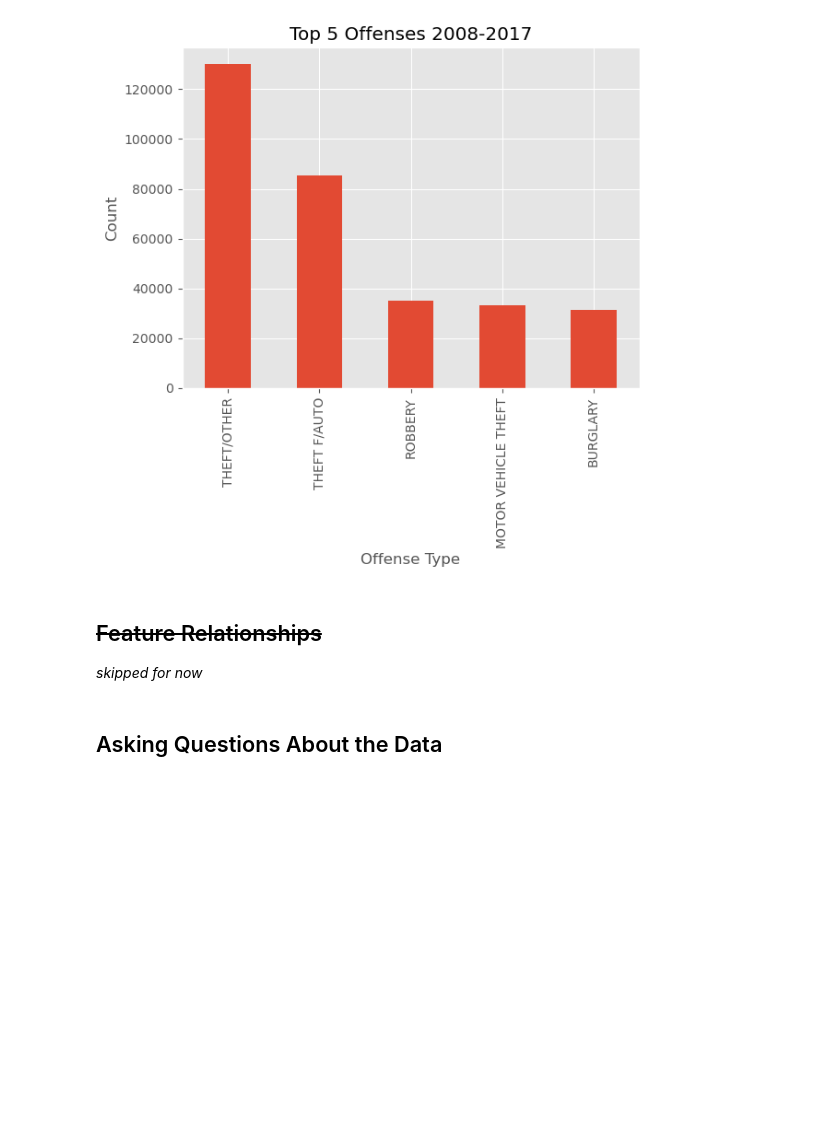
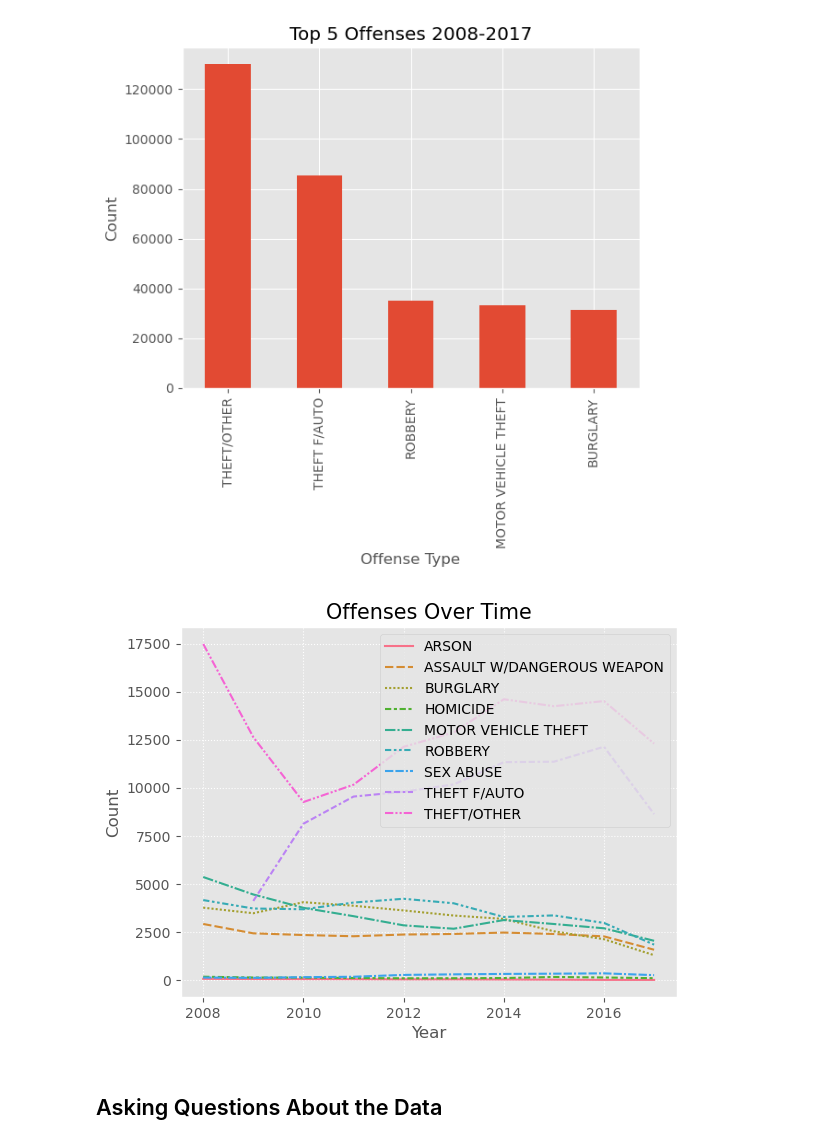
Before and after one commit to BenLaRock/DC-Crime-Data-Analysis, a Jupyter notebook: dc_crime_data_analysis.ipynb, the cells around one changed output. Drawn from its saved outputs; the diff is of its cells as text; code cells hidden in the pictures; blank space fills up the shorter version.

Commit message:
Finish analysis, create readme, add images

```diff
--- a/dc_crime_data_analysis.ipynb
+++ b/dc_crime_data_analysis.ipynb
@@ -235,6 +231,3 @@ ax.set_ylabel('Count')
 # %% [output]
 Text(0, 0.5, 'Count')
 [figure]
-# %% [markdown]
-## ~~Feature Relationships~~
-*skipped for now*
@@ -241,3 +251,22 @@ Text(0, 0.5, 'Count')
+# %%
+# Reshape categorical offense data into numeric data
+reshaped = df.groupby(['year', 'offense'])['offense'].value_counts().reset_index()
+
+# Pivot the data for lineplot
+pivot_data = reshaped.pivot(index='year', columns='offense', values='count')
+
+sns.lineplot(
+    data=pivot_data,
+)
+
+plt.title('Offenses Over Time', fontsize=15)
+plt.xlabel('Year', fontsize=12)
+plt.ylabel('Count', fontsize=12)
+plt.grid(True, linestyle=':')
+plt.legend(title=None, loc='upper right', title_fontsize=12)
+plt.show()
+# %% [output]
+[figure, added]
 # %% [markdown]
 ## Asking Questions About the Data
 # %% [markdown]
```
Also changed, not shown: parts of 22 cells of this notebook, 12 other files.
